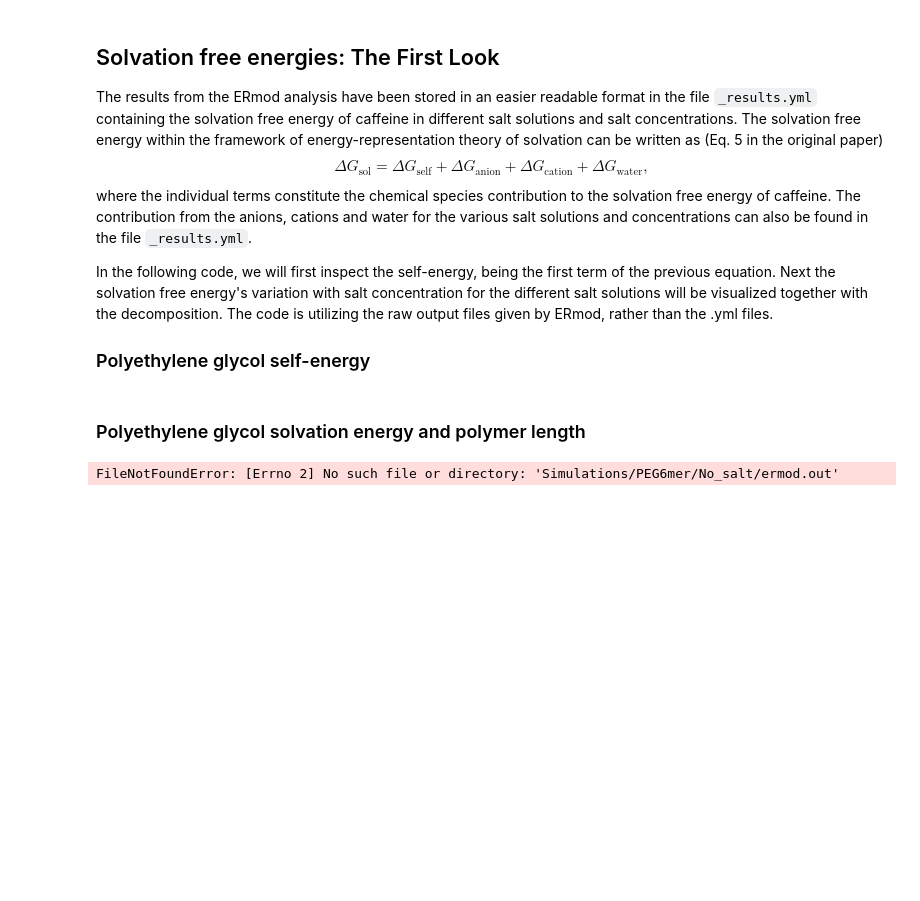
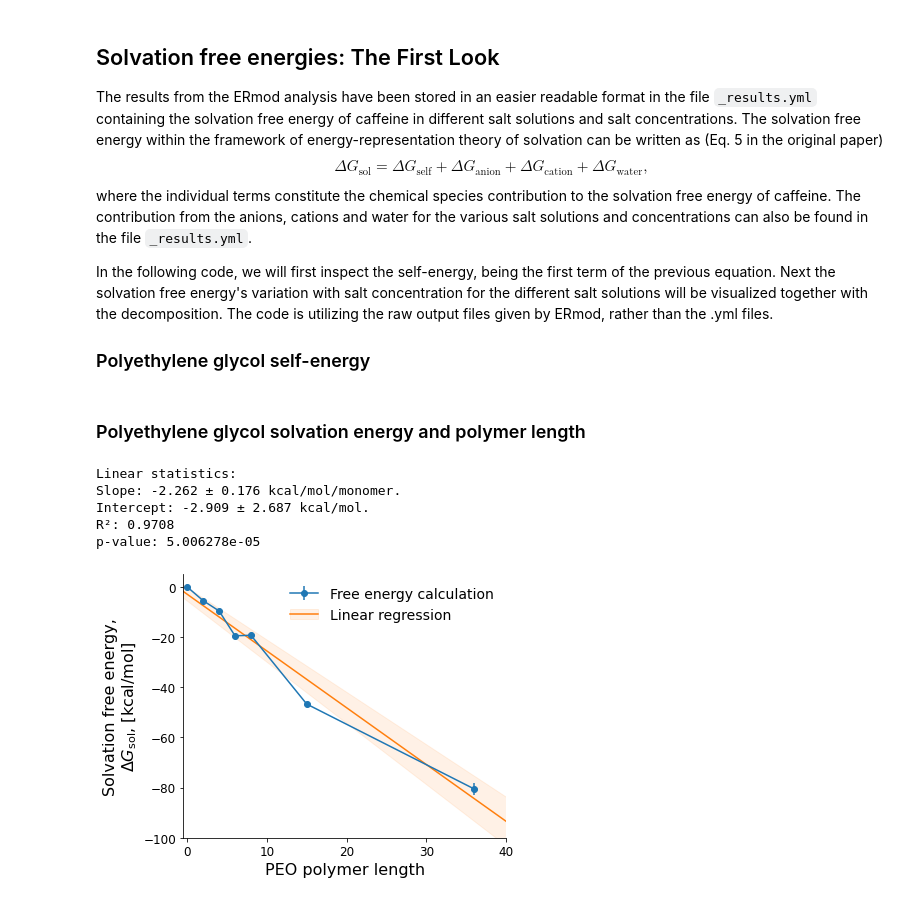
Before and after one commit to SHervoe-Hansen/PEO_solubility_in_NaCl, a Jupyter notebook: Analysis.ipynb, the cells around one changed output. Cells and saved outputs as stored; diff of their text form; code cells hidden in the pictures; blank space fills up the shorter version.

Commit message:
Updated analysis and figures.
Based on analysis, next step will be the addition of replica exchange

```diff
--- a/Analysis.ipynb
+++ b/Analysis.ipynb
@@ -328,25 +305,48 @@ print('Mean self contribution ranges from {:.3} to {:.3} kcal/mol.'
 # %%
 %cd -q $homedir
 
-
-slvfe = []
-slvfe_err = []
+slvfe = [0]
+slvfe_err = [0]
 
 for nmer in nmers:
     with open('Simulations/PEG{}mer/No_salt/ermod.out'.format(nmer)) as f:
         lines = f.readlines()
     f.close()
     for lineNR, line in enumerate(lines):
         if "cumulative average & 95% error for solvation free energy" in line:
             slvfe.append(float(lines[lineNR+10].split()[1]))
             slvfe_err.append(float(lines[lineNR+10].split()[2]))
             break
 
 
 fig, ax = plt.subplots(figsize=(6,4.5))
-ax.errorbar(nmers, slvfe, yerr=slvfe_err)
+sims = ax.errorbar([0]+nmers, slvfe, yerr=slvfe_err, marker='o')
+
+ax.set_xlabel('PEO polymer length', fontsize=16)
+ax.set_ylabel('Solvation free energy,\n$\Delta G_{\mathrm{sol}}$, [kcal/mol]', fontsize=16)
+ax.tick_params(axis='both', which='major', labelsize=12)
+ax.spines['right'].set_visible(False)
+ax.spines['top'].set_visible(False)
+
+s = stats.linregress(np.array([0]+nmers), slvfe)
+print('Linear statistics:\nSlope: {:.3f} ± {:.3f} kcal/mol/monomer.\nIntercept: {:.3f} ± {:.3f} kcal/mol.\nR²: {:.4f}\np-value: {:e}'.format(s.slope, s.stderr, s.intercept, s.intercept_stderr, s.rvalue**2, s.pvalue))
+linregress = ax.plot(np.arange(-1, 50, 0.1), s.intercept+np.arange(-1, 50, 0.1)*s.slope)
+linregress_err = ax.fill_between(np.arange(-1, 50, 0.1), y1=(s.intercept+s.intercept_stderr)+np.arange(-1, 50, 0.1)*(s.slope+s.stderr),
+                                                        y2=(s.intercept-s.intercept_stderr)+np.arange(-1, 50, 0.1)*(s.slope-s.stderr),
+                             color='C1', alpha=0.1)
+
+leg = ax.legend([sims, (linregress[0], linregress_err)], ['Free energy calculation', 'Linear regression'],
+                loc='upper right', frameon=False, fontsize=14)
+
+ax.set_xlim(-0.5, 40)
+ax.set_ylim(-100, 5)
 
 fig.tight_layout()
 fig.savefig('Figures/PEG_polymerlength.pdf', bbox_inches='tight')
 # %% [output]
-FileNotFoundError: [Errno 2] No such file or directory: 'Simulations/PEG6mer/No_salt/ermod.out'
+Linear statistics:
+Slope: -2.262 ± 0.176 kcal/mol/monomer.
+Intercept: -2.909 ± 2.687 kcal/mol.
+R²: 0.9708
+p-value: 5.006278e-05
+[figure, added]
```
Also changed, not shown: parts of 5 cells of this notebook, 5 other files.
